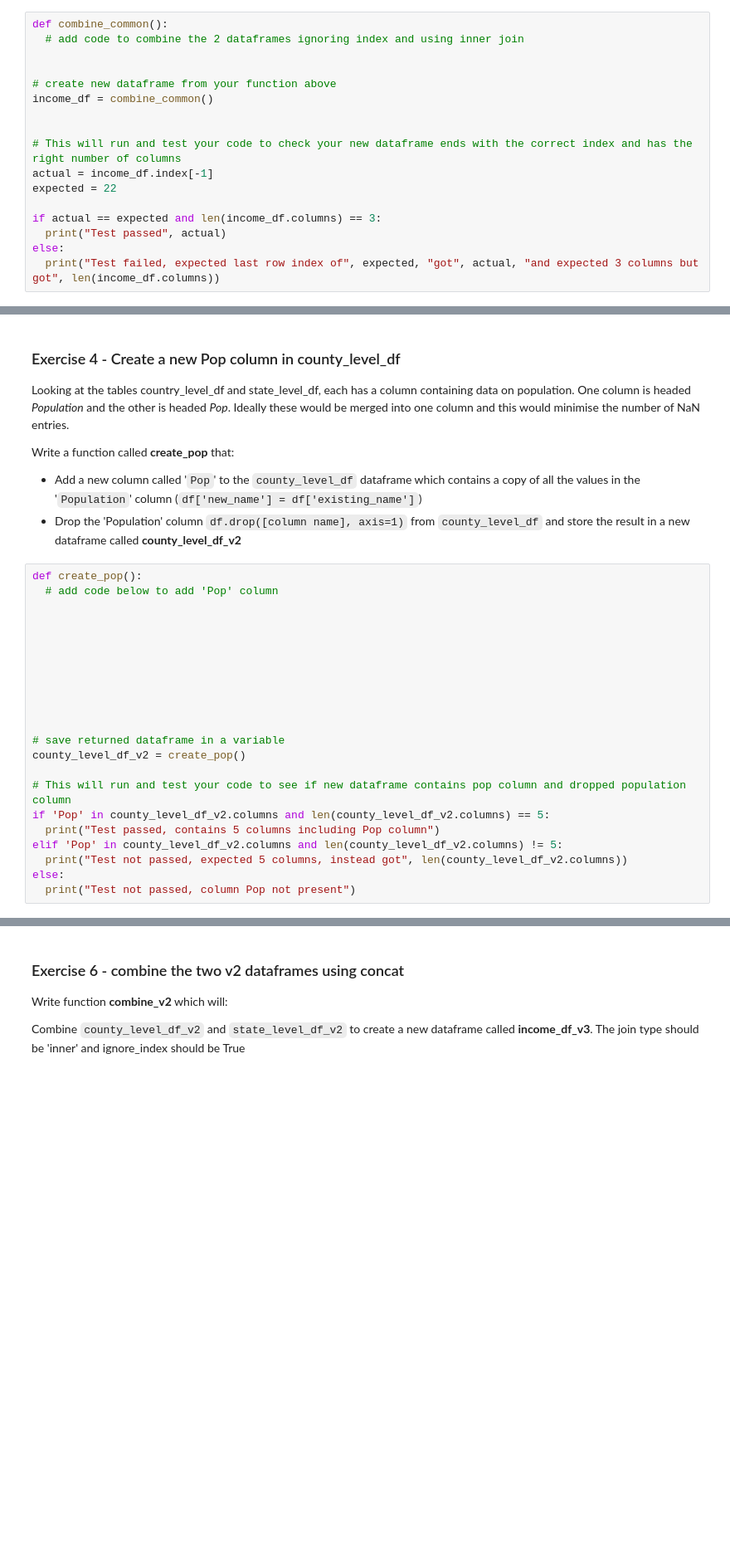
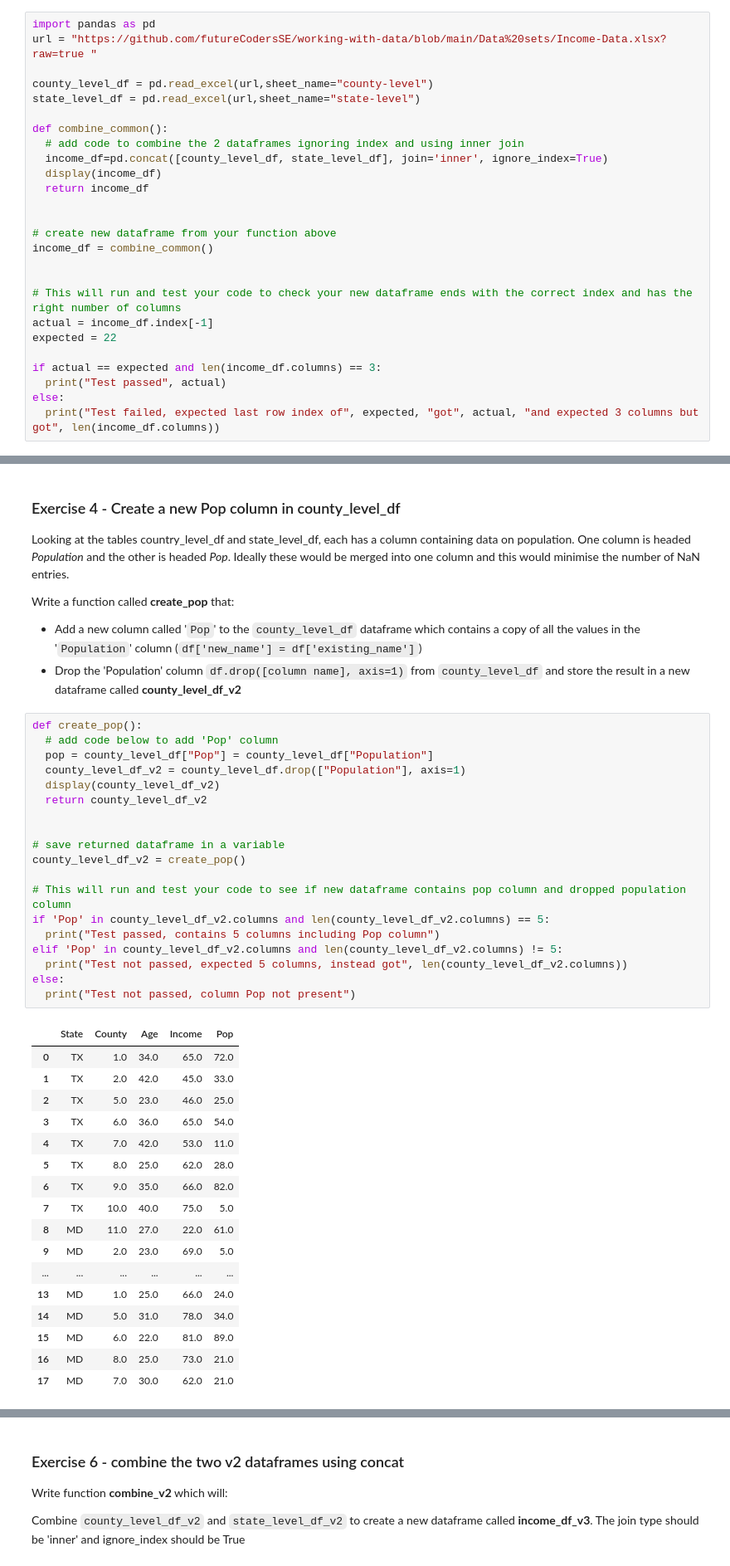
Before and after one commit to gvillanucci/PythonFundamentalsGV, a Jupyter notebook: Worksheets/4_Wrangle_the_data.ipynb, the cells around one changed output, grey strips where cells are left out. Shown: that part at 83% size. Cells and saved outputs as stored; diff of their text form; blank space fills up the shorter version.

```diff
--- a/Worksheets/4_Wrangle_the_data.ipynb
+++ b/Worksheets/4_Wrangle_the_data.ipynb
@@ -169,8 +169,17 @@ Write a function called **combine_common** which will:
 
 Combine the dataframes `county_level_df` and `state_level_df` into a new dataframe called `income_df`, adding the parameter `ignore_index=True` and join via inner join.
 # %%
+import pandas as pd
+url = "https://github.com/futureCodersSE/working-with-data/blob/main/Data%20sets/Income-Data.xlsx?raw=true "
+
+county_level_df = pd.read_excel(url,sheet_name="county-level")
+state_level_df = pd.read_excel(url,sheet_name="state-level")
+
 def combine_common():
   # add code to combine the 2 dataframes ignoring index and using inner join
+  income_df=pd.concat([county_level_df, state_level_df], join='inner', ignore_index=True)
+  display(income_df)
+  return income_df
 
 
 # create new dataframe from your function above
@@ -232,22 +295,37 @@ Write a function called **create_pop** that:
 # %%
 def create_pop():
   # add code below to add 'Pop' column
-
-
-
-
-
-
-
+  pop = county_level_df["Pop"] = county_level_df["Population"]
+  county_level_df_v2 = county_level_df.drop(["Population"], axis=1)
+  display(county_level_df_v2)
+  return county_level_df_v2
 
 
 # save returned dataframe in a variable
 county_level_df_v2 = create_pop()
 
 # This will run and test your code to see if new dataframe contains pop column and dropped population column
 if 'Pop' in county_level_df_v2.columns and len(county_level_df_v2.columns) == 5:
   print("Test passed, contains 5 columns including Pop column")
 elif 'Pop' in county_level_df_v2.columns and len(county_level_df_v2.columns) != 5:
   print("Test not passed, expected 5 columns, instead got", len(county_level_df_v2.columns))
 else:
   print("Test not passed, column Pop not present")
+# %% [output]
+|  | State | County | Age | Income | Pop |
+| 0 | TX | 1.0 | 34.0 | 65.0 | 72.0 |
+| 1 | TX | 2.0 | 42.0 | 45.0 | 33.0 |
+| 2 | TX | 5.0 | 23.0 | 46.0 | 25.0 |
+| 3 | TX | 6.0 | 36.0 | 65.0 | 54.0 |
+| 4 | TX | 7.0 | 42.0 | 53.0 | 11.0 |
+| 5 | TX | 8.0 | 25.0 | 62.0 | 28.0 |
+| 6 | TX | 9.0 | 35.0 | 66.0 | 82.0 |
+| 7 | TX | 10.0 | 40.0 | 75.0 | 5.0 |
+| 8 | MD | 11.0 | 27.0 | 22.0 | 61.0 |
+| 9 | MD | 2.0 | 23.0 | 69.0 | 5.0 |
+| ... | ... | ... | ... | ... | ... |
+| 13 | MD | 1.0 | 25.0 | 66.0 | 24.0 |
+| 14 | MD | 5.0 | 31.0 | 78.0 | 34.0 |
+| 15 | MD | 6.0 | 22.0 | 81.0 | 89.0 |
+| 16 | MD | 8.0 | 25.0 | 73.0 | 21.0 |
+| 17 | MD | 7.0 | 30.0 | 62.0 | 21.0 |
```
Also changed, not shown: parts of 3 cells of this notebook.
